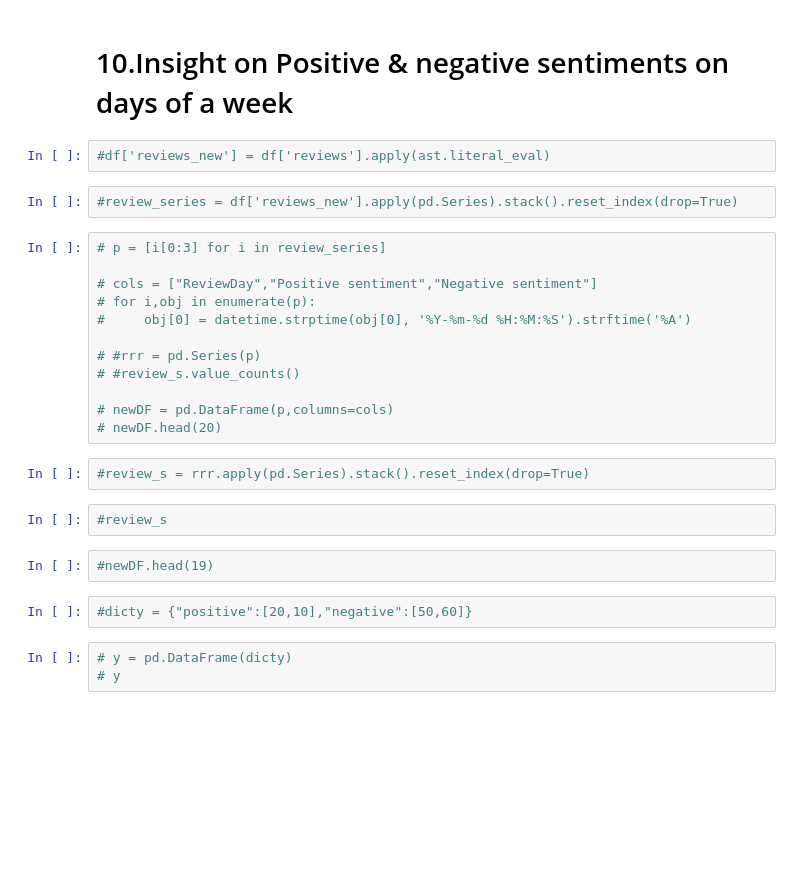
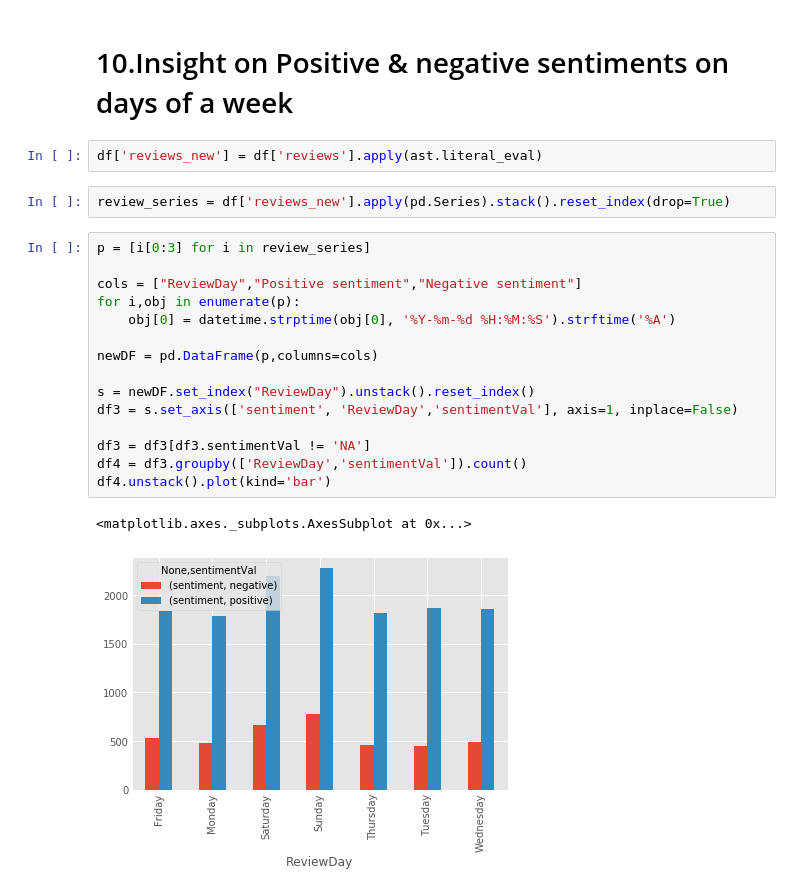
Before and after one commit to Anandpatil412/DSC, a Jupyter notebook: CapstoneProject1/Zomato/ZomatoDataExtractingAndCleaning/zomatoDataCleaning.ipynb, the cells around one changed output. Cells and saved outputs as stored; diff of their text form; blank space fills up the shorter version.

Commit message:
added review sentiment

```diff
--- a/CapstoneProject1/Zomato/ZomatoDataExtractingAndCleaning/zomatoDataCleaning.ipynb
+++ b/CapstoneProject1/Zomato/ZomatoDataExtractingAndCleaning/zomatoDataCleaning.ipynb
@@ -276,29 +276,24 @@ ax.legend(["Zomato_ratings", "Non-Zomato_ratings"]);
 # %% [markdown]
 # 10.Insight on Positive & negative sentiments on days of a week
 # %%
-#df['reviews_new'] = df['reviews'].apply(ast.literal_eval)
+df['reviews_new'] = df['reviews'].apply(ast.literal_eval)
 # %%
-#review_series = df['reviews_new'].apply(pd.Series).stack().reset_index(drop=True)
+review_series = df['reviews_new'].apply(pd.Series).stack().reset_index(drop=True)
 # %%
-# p = [i[0:3] for i in review_series]
+p = [i[0:3] for i in review_series]
 
-# cols = ["ReviewDay","Positive sentiment","Negative sentiment"]
-# for i,obj in enumerate(p):
-#     obj[0] = datetime.strptime(obj[0], '%Y-%m-%d %H:%M:%S').strftime('%A')
+cols = ["ReviewDay","Positive sentiment","Negative sentiment"]
+for i,obj in enumerate(p):
+    obj[0] = datetime.strptime(obj[0], '%Y-%m-%d %H:%M:%S').strftime('%A')
 
-# #rrr = pd.Series(p)
-# #review_s.value_counts()
+newDF = pd.DataFrame(p,columns=cols)
 
-# newDF = pd.DataFrame(p,columns=cols)
-# newDF.head(20)
+s = newDF.set_index("ReviewDay").unstack().reset_index()
+df3 = s.set_axis(['sentiment', 'ReviewDay','sentimentVal'], axis=1, inplace=False)
+
+df3 = df3[df3.sentimentVal != 'NA']
+df4 = df3.groupby(['ReviewDay','sentimentVal']).count()
+df4.unstack().plot(kind='bar')
+# %% [output]
+<matplotlib.axes._subplots.AxesSubplot at 0x...>
+[figure, added]
-# %%
-#review_s = rrr.apply(pd.Series).stack().reset_index(drop=True)
-# %%
-#review_s
-# %%
-#newDF.head(19)
-# %%
-#dicty = {"positive":[20,10],"negative":[50,60]}
-# %%
-# y = pd.DataFrame(dicty)
-# y
```
Also changed, not shown: parts of 3 cells of this notebook.
